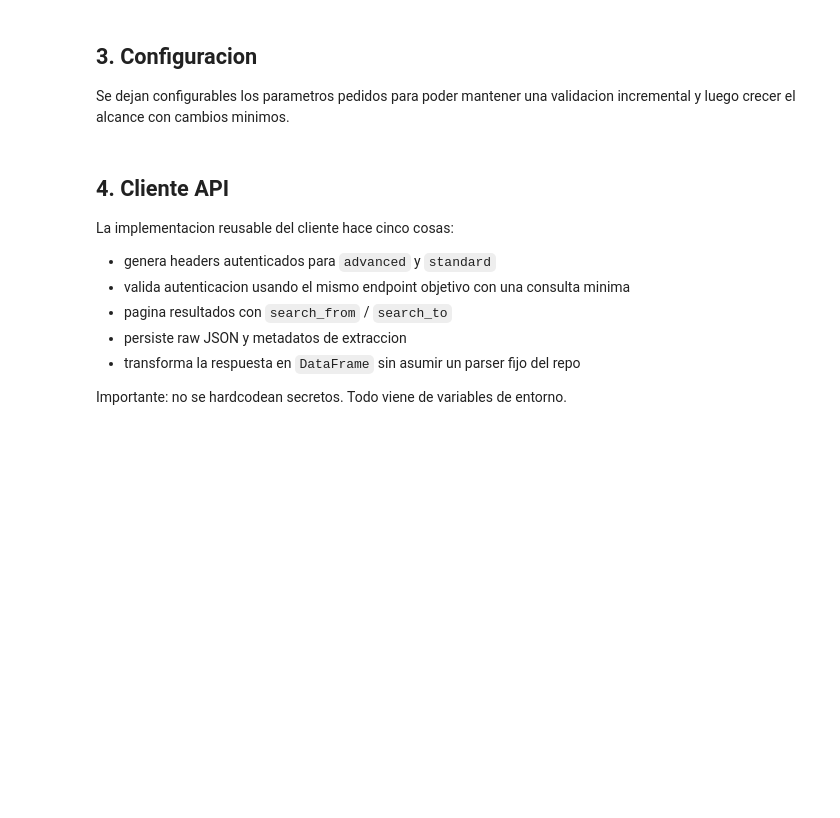
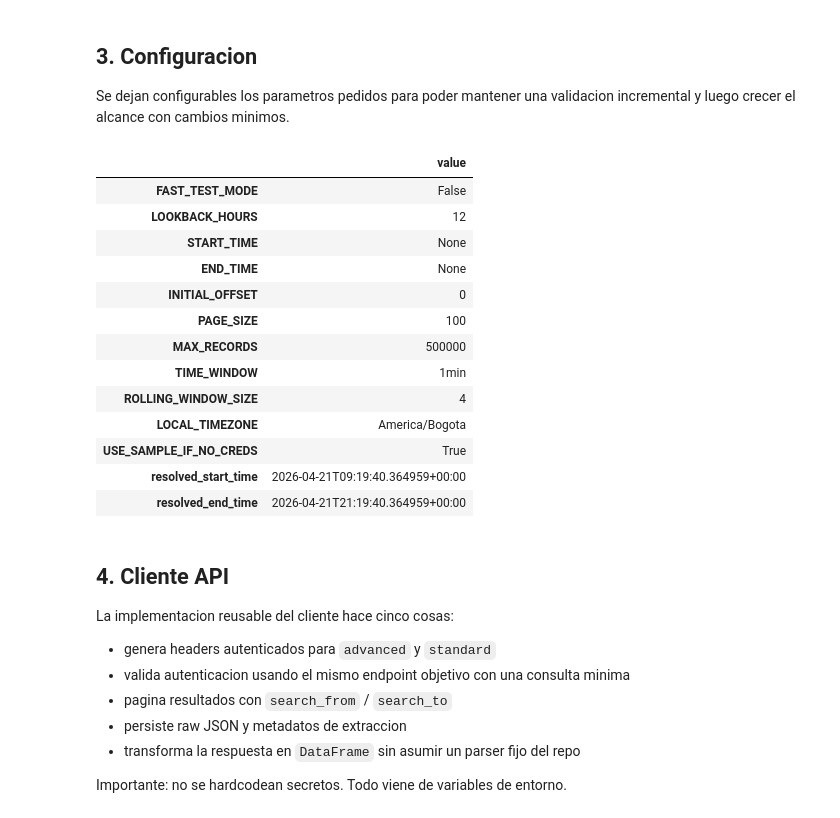
Before and after one commit to Estrategia-e-innovacion-de-TI/sentinel-usecases, a Jupyter notebook: usecases/Cortex/notebooks/cortex_management_plane_exploration.ipynb, the cells around one changed output. Drawn from its saved outputs; the diff is of its cells as text; code cells hidden in the pictures; blank space fills up the shorter version.

```diff
--- a/usecases/Cortex/notebooks/cortex_management_plane_exploration.ipynb
+++ b/usecases/Cortex/notebooks/cortex_management_plane_exploration.ipynb
@@ -112,14 +110,14 @@ Se dejan configurables los parametros pedidos para poder mantener una validacion
 # %%
 paths = resolve_usecase_paths(REPO_ROOT)
 
-FAST_TEST_MODE = True
-LOOKBACK_HOURS = 6
+FAST_TEST_MODE = False
+LOOKBACK_HOURS = 12
 START_TIME = None
 END_TIME = None
 INITIAL_OFFSET = 0
 PAGE_SIZE = 100
-MAX_RECORDS = 100 if FAST_TEST_MODE else 5000
-TIME_WINDOW = '15min'
+MAX_RECORDS = 100 if FAST_TEST_MODE else 500000
+TIME_WINDOW = '1min'
 ROLLING_WINDOW_SIZE = 4
 LOCAL_TIMEZONE = 'America/Bogota'
 USE_SAMPLE_IF_NO_CREDS = True
@@ -129,33 +127,48 @@ start_dt, end_dt = resolve_time_window(
     start_time=START_TIME,
     end_time=END_TIME,
 )
 extraction_id = make_extraction_id(start_dt, end_dt)
 
 sample_fixture_path = paths.raw_dir / 'sample_management_audit_logs.json'
 raw_output_path = paths.raw_dir / f'{extraction_id}.json'
 metadata_output_path = paths.processed_dir / f'{extraction_id}_metadata.json'
 processed_events_path = paths.processed_dir / f'{extraction_id}_events.csv'
 processed_features_path = paths.processed_dir / f'{extraction_id}_window_features.csv'
 field_table_path = paths.processed_dir / f'{extraction_id}_field_interpretation.csv'
 taxonomy_table_path = paths.processed_dir / f'{extraction_id}_anomaly_taxonomy.csv'
 
 config_snapshot = {
     'FAST_TEST_MODE': FAST_TEST_MODE,
     'LOOKBACK_HOURS': LOOKBACK_HOURS,
     'START_TIME': START_TIME,
     'END_TIME': END_TIME,
     'INITIAL_OFFSET': INITIAL_OFFSET,
     'PAGE_SIZE': PAGE_SIZE,
     'MAX_RECORDS': MAX_RECORDS,
     'TIME_WINDOW': TIME_WINDOW,
     'ROLLING_WINDOW_SIZE': ROLLING_WINDOW_SIZE,
     'LOCAL_TIMEZONE': LOCAL_TIMEZONE,
     'USE_SAMPLE_IF_NO_CREDS': USE_SAMPLE_IF_NO_CREDS,
     'resolved_start_time': start_dt.isoformat(),
     'resolved_end_time': end_dt.isoformat(),
 }
 
 pd.DataFrame([config_snapshot]).T.rename(columns={0: 'value'})
+# %% [output]
+|  | value |
+| FAST_TEST_MODE | False |
+| LOOKBACK_HOURS | 12 |
+| START_TIME | None |
+| END_TIME | None |
+| INITIAL_OFFSET | 0 |
+| PAGE_SIZE | 100 |
+| MAX_RECORDS | 500000 |
+| TIME_WINDOW | 1min |
+| ROLLING_WINDOW_SIZE | 4 |
+| LOCAL_TIMEZONE | America/Bogota |
+| USE_SAMPLE_IF_NO_CREDS | True |
+| resolved_start_time | 2026-04-21T09:19:40.364959+00:00 |
+| resolved_end_time | 2026-04-21T21:19:40.364959+00:00 |
 # %% [markdown]
 ## 4. Cliente API
 
```
Also changed, not shown: parts of 15 cells of this notebook, 28 other files.
